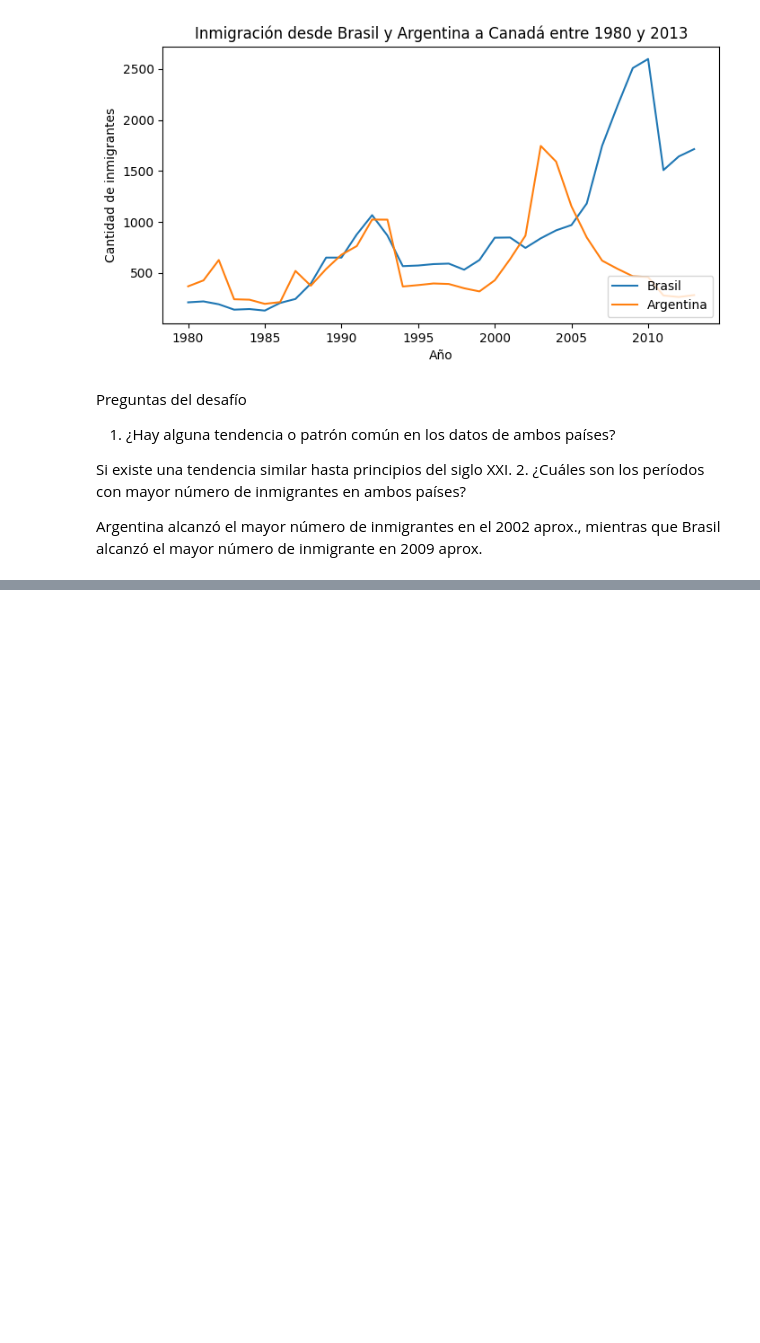
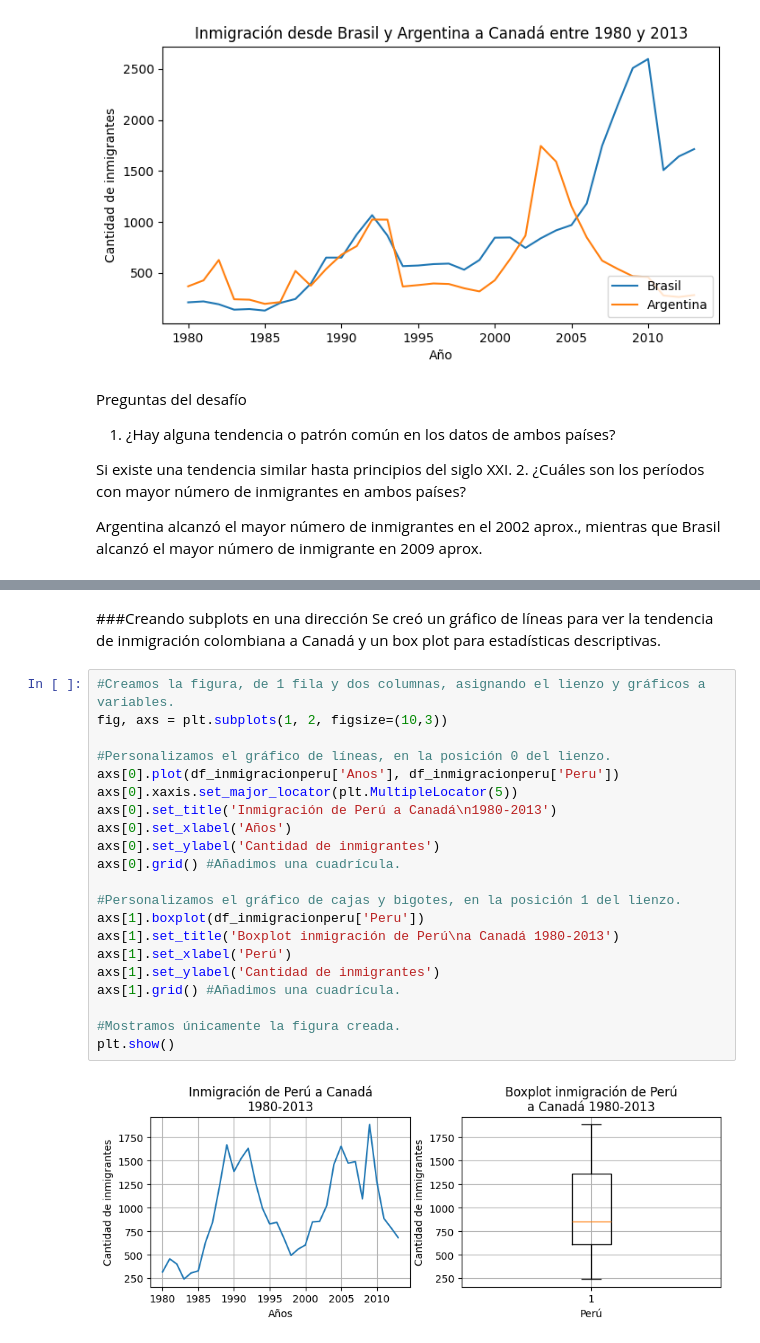
Before and after one commit to JLuceroVasquez/visualizacion-de-datos-con-bibliotecas-de-python, a Jupyter notebook: visualizacion_de_datos_con_python.ipynb, the cells around one changed output, grey strips where cells are left out. Drawn from its saved outputs; the diff is of its cells as text; blank space fills up the shorter version.

```diff
--- a/visualizacion_de_datos_con_python.ipynb
+++ b/visualizacion_de_datos_con_python.ipynb
@@ -184,0 +223,26 @@ Preguntas del desafío
+# %% [markdown]
+###Creando subplots en una dirección
+Se creó un gráfico de líneas para ver la tendencia de inmigración colombiana a Canadá y un box plot para estadísticas descriptivas.
+# %%
+#Creamos la figura, de 1 fila y dos columnas, asignando el lienzo y gráficos a variables.
+fig, axs = plt.subplots(1, 2, figsize=(10,3))
+
+#Personalizamos el gráfico de líneas, en la posición 0 del lienzo.
+axs[0].plot(df_inmigracionperu['Anos'], df_inmigracionperu['Peru'])
+axs[0].xaxis.set_major_locator(plt.MultipleLocator(5))
+axs[0].set_title('Inmigración de Perú a Canadá\n1980-2013')
+axs[0].set_xlabel('Años')
+axs[0].set_ylabel('Cantidad de inmigrantes')
+axs[0].grid() #Añadimos una cuadrícula.
+
+#Personalizamos el gráfico de cajas y bigotes, en la posición 1 del lienzo.
+axs[1].boxplot(df_inmigracionperu['Peru'])
+axs[1].set_title('Boxplot inmigración de Perú\na Canadá 1980-2013')
+axs[1].set_xlabel('Perú')
+axs[1].set_ylabel('Cantidad de inmigrantes')
+axs[1].grid() #Añadimos una cuadrícula.
+
+#Mostramos únicamente la figura creada.
+plt.show()
+# %% [output]
+[figure, added]
```
Also changed, not shown: parts of 22 cells of this notebook.
